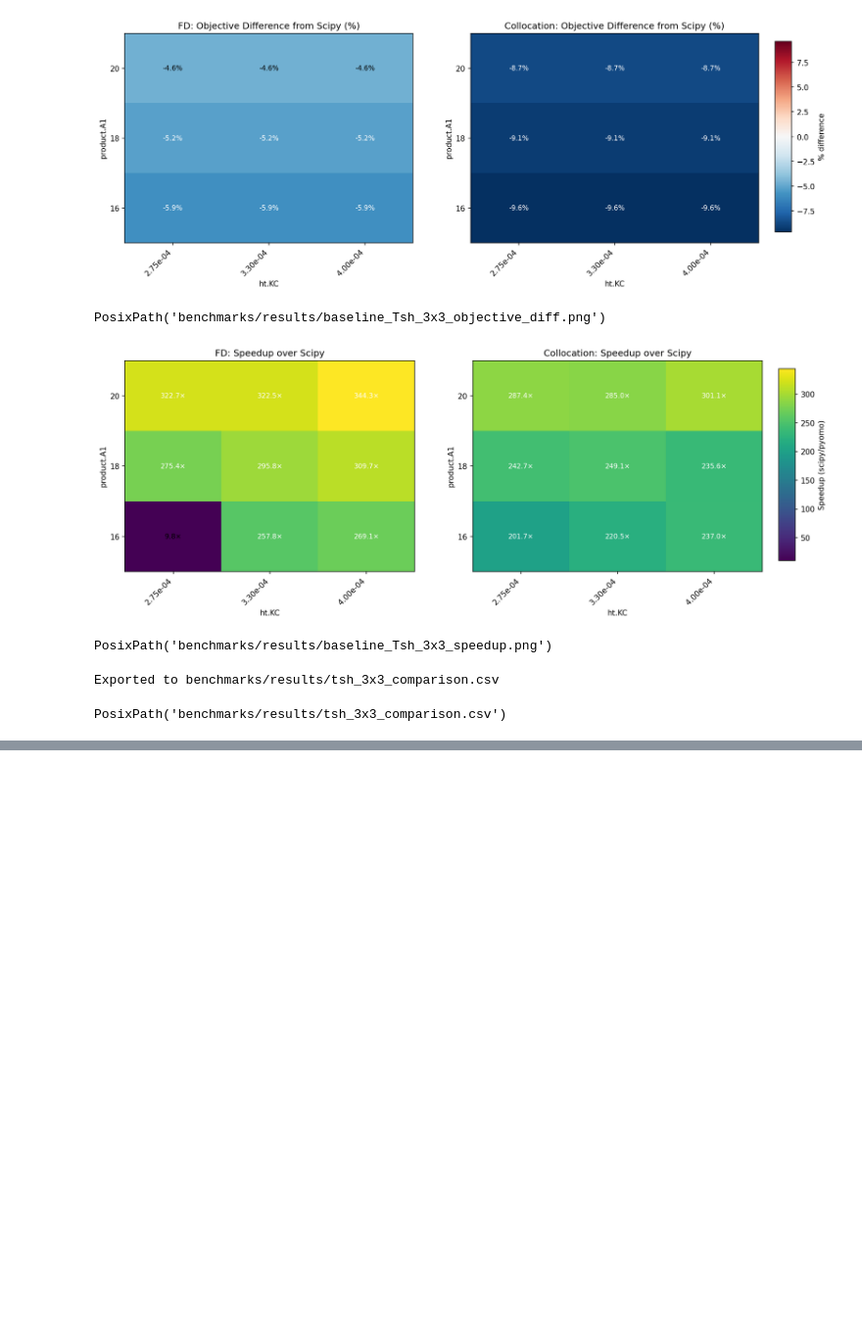
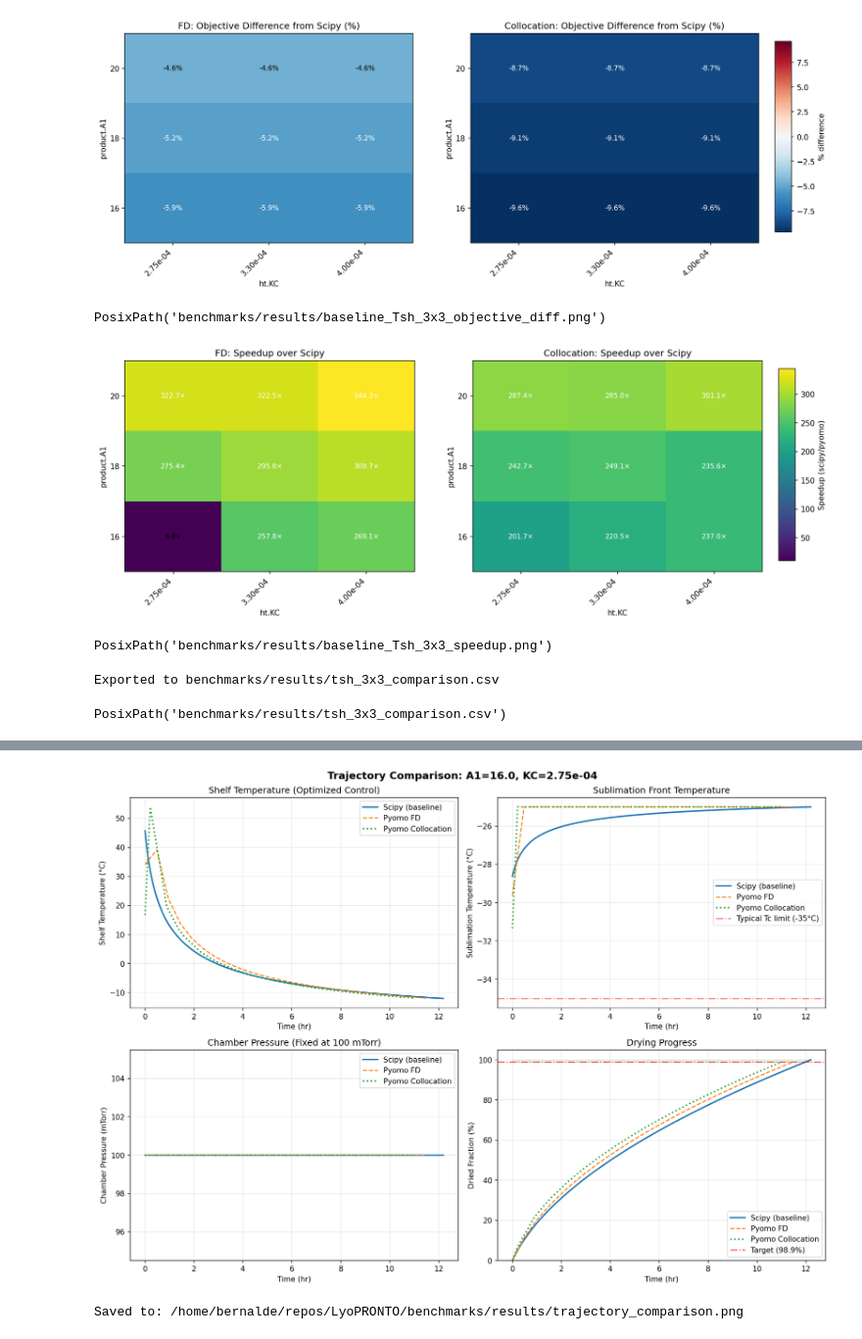
Before and after one commit to SECQUOIA/LyoPRONTO, a Jupyter notebook: benchmarks/grid_analysis.ipynb, the cells around one changed output, grey strips where cells are left out. Shown at 98% size. Drawn from its saved outputs; the diff is of its cells as text; code cells hidden in the pictures; blank space fills up the shorter version.

```diff
--- a/benchmarks/grid_analysis.ipynb
+++ b/benchmarks/grid_analysis.ipynb
@@ -302,0 +434,80 @@ PosixPath('benchmarks/results/tsh_3x3_comparison.csv')
+# %%
+# Plot trajectory comparison: 4-panel figure
+import matplotlib.pyplot as plt
+from matplotlib.lines import Line2D
+from IPython.display import display, Image
+
+fig, axes = plt.subplots(2, 2, figsize=(14, 10))
+fig.suptitle(f'Trajectory Comparison: A1={A1_val}, KC={KC_val:.2e}', fontsize=14, fontweight='bold')
+
+# Column indices
+T_IDX, TSUB_IDX, TBOT_IDX, TSH_IDX, PCH_IDX, FLUX_IDX, DRIED_IDX = range(7)
+
+# Colors and styles
+colors = {'scipy': '#1f77b4', 'fd': '#ff7f0e', 'colloc': '#2ca02c'}
+labels = {'scipy': 'Scipy (baseline)', 'fd': 'Pyomo FD', 'colloc': 'Pyomo Collocation'}
+
+# Panel 1: Shelf Temperature (Tsh) - the optimized control
+ax1 = axes[0, 0]
+ax1.plot(scipy_traj[:, T_IDX], scipy_traj[:, TSH_IDX], '-', color=colors['scipy'], label=labels['scipy'], linewidth=2)
+ax1.plot(fd_traj[:, T_IDX], fd_traj[:, TSH_IDX], '--', color=colors['fd'], label=labels['fd'], linewidth=1.5)
+ax1.plot(colloc_traj[:, T_IDX], colloc_traj[:, TSH_IDX], ':', color=colors['colloc'], label=labels['colloc'], linewidth=2)
+ax1.set_xlabel('Time (hr)')
+ax1.set_ylabel('Shelf Temperature (°C)')
+ax1.set_title('Shelf Temperature (Optimized Control)')
+ax1.legend(loc='best')
+ax1.grid(True, alpha=0.3)
+
+# Panel 2: Sublimation Temperature (Tsub)
+ax2 = axes[0, 1]
+ax2.plot(scipy_traj[:, T_IDX], scipy_traj[:, TSUB_IDX], '-', color=colors['scipy'], label=labels['scipy'], linewidth=2)
+ax2.plot(fd_traj[:, T_IDX], fd_traj[:, TSUB_IDX], '--', color=colors['fd'], label=labels['fd'], linewidth=1.5)
+ax2.plot(colloc_traj[:, T_IDX], colloc_traj[:, TSUB_IDX], ':', color=colors['colloc'], label=labels['colloc'], linewidth=2)
+
+# Highlight critical temperature constraint if known (typically -35°C or lower)
+# The actual constraint depends on the product formulation
+ax2.axhline(y=-35, color='red', linestyle='-.', alpha=0.5, linewidth=1.5, label='Typical Tc limit (-35°C)')
+
+ax2.set_xlabel('Time (hr)')
+ax2.set_ylabel('Sublimation Temperature (°C)')
+ax2.set_title('Sublimation Front Temperature')
+ax2.legend(loc='best')
+ax2.grid(True, alpha=0.3)
+
+# Panel 3: Chamber Pressure (Pch) - fixed in Tsh optimization but shown for completeness
+ax3 = axes[1, 0]
+ax3.plot(scipy_traj[:, T_IDX], scipy_traj[:, PCH_IDX], '-', color=colors['scipy'], label=labels['scipy'], linewidth=2)
+ax3.plot(fd_traj[:, T_IDX], fd_traj[:, PCH_IDX], '--', color=colors['fd'], label=labels['fd'], linewidth=1.5)
+ax3.plot(colloc_traj[:, T_IDX], colloc_traj[:, PCH_IDX], ':', color=colors['colloc'], label=labels['colloc'], linewidth=2)
+ax3.set_xlabel('Time (hr)')
+ax3.set_ylabel('Chamber Pressure (mTorr)')
+ax3.set_title('Chamber Pressure (Fixed at 100 mTorr)')
+ax3.legend(loc='best')
+ax3.grid(True, alpha=0.3)
+
+# Panel 4: Drying Progress (fraction dried)
+ax4 = axes[1, 1]
+ax4.plot(scipy_traj[:, T_IDX], scipy_traj[:, DRIED_IDX] * 100, '-', color=colors['scipy'], label=labels['scipy'], linewidth=2)
+ax4.plot(fd_traj[:, T_IDX], fd_traj[:, DRIED_IDX] * 100, '--', color=colors['fd'], label=labels['fd'], linewidth=1.5)
+ax4.plot(colloc_traj[:, T_IDX], colloc_traj[:, DRIED_IDX] * 100, ':', color=colors['colloc'], label=labels['colloc'], linewidth=2)
+
+# Highlight dryness target (98.9%)
+ax4.axhline(y=98.9, color='red', linestyle='-.', alpha=0.7, linewidth=1.5, label='Target (98.9%)')
+ax4.fill_between([0, max(scipy_traj[-1, T_IDX], fd_traj[-1, T_IDX], colloc_traj[-1, T_IDX])],
+                  98.9, 100, color='green', alpha=0.1)
+
+ax4.set_xlabel('Time (hr)')
+ax4.set_ylabel('Dried Fraction (%)')
+ax4.set_title('Drying Progress')
+ax4.set_ylim([0, 105])
+ax4.legend(loc='lower right')
+ax4.grid(True, alpha=0.3)
+
+plt.tight_layout()
+out_path = repo_root / 'benchmarks' / 'results' / 'trajectory_comparison.png'
+plt.savefig(out_path, dpi=150, bbox_inches='tight')
+display(Image(filename=str(out_path)))
+print(f"\nSaved to: {out_path}")
+# %% [output]
+[figure, added]
+Saved to: /home/bernalde/repos/LyoPRONTO/benchmarks/results/trajectory_comparison.png
```
Also changed, not shown: parts of 5 cells of this notebook, 1 other file.
